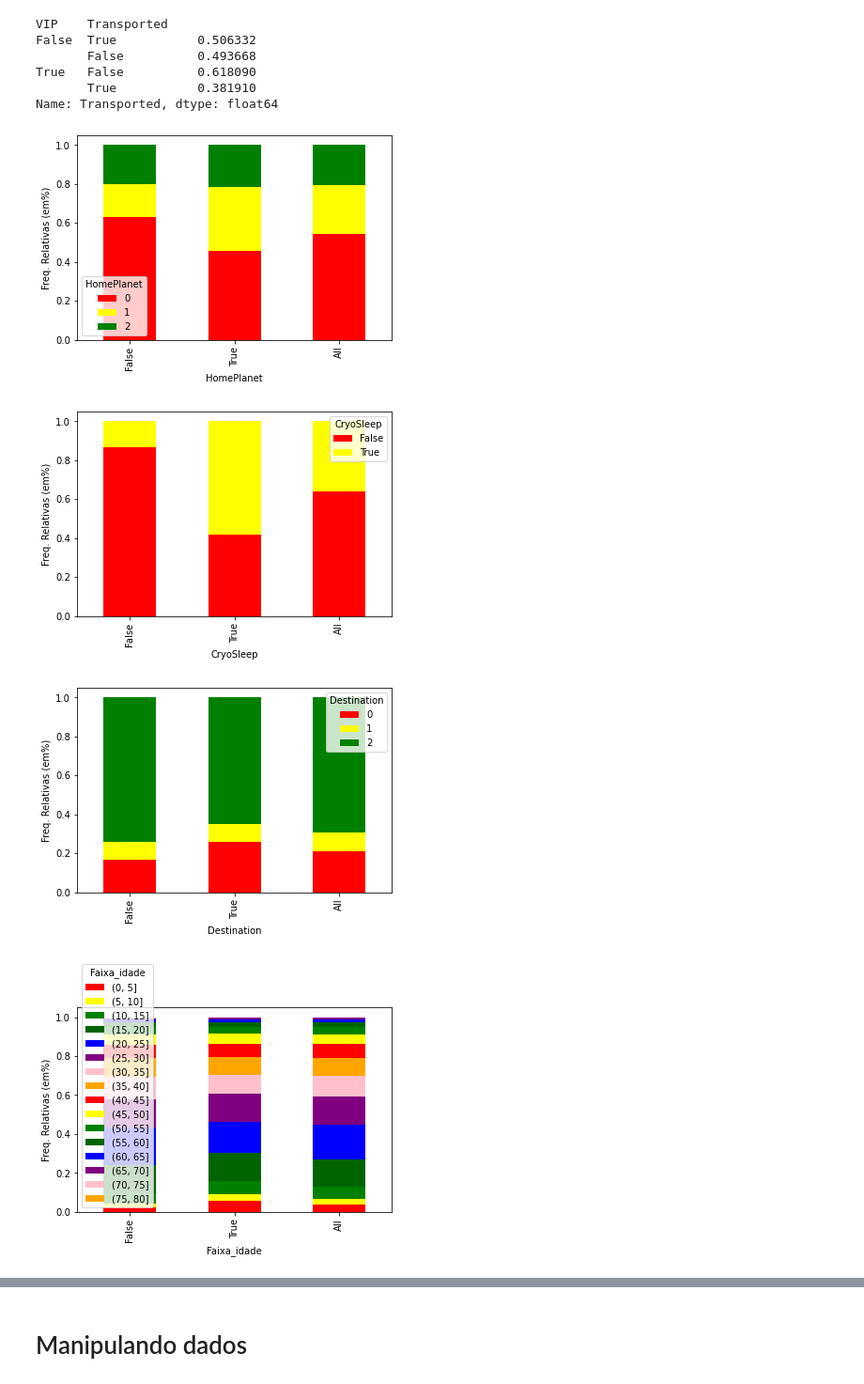
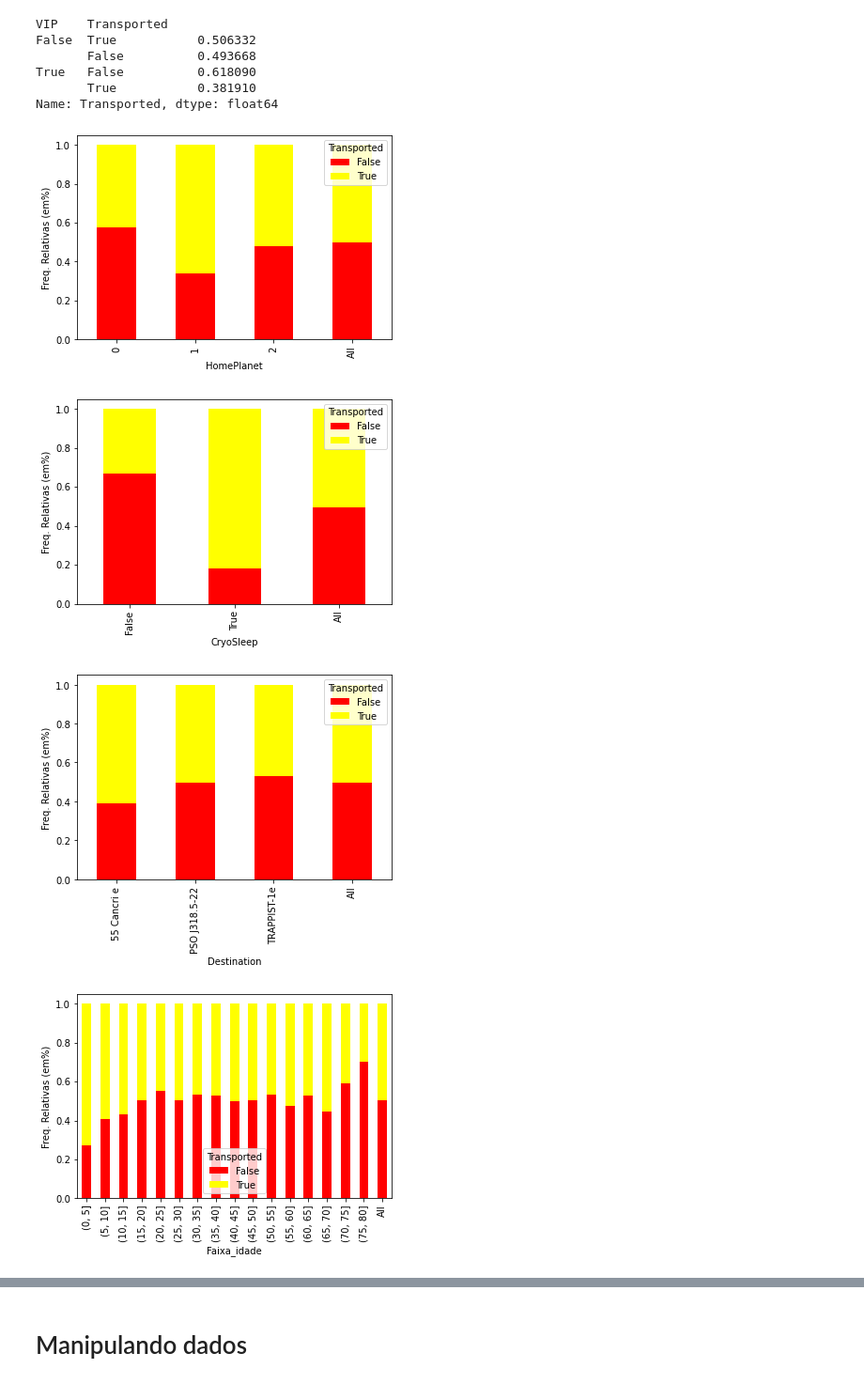
Before and after one commit to thomasbekhor/Exploratory-and-Predictive-Analysis, a Jupyter notebook: PASSANGERS.ipynb, the cells around one changed output, grey strips where cells are left out. Shown at 94% size. Cells and saved outputs as stored; diff of their text form; code cells hidden in the pictures.

```diff
--- a/PASSANGERS.ipynb
+++ b/PASSANGERS.ipynb
@@ -30,0 +33,3 @@ df_passangers.head()
+# %%
+df_passangers['Valor Bruto']=df_passangers['RoomService']+df_passangers['FoodCourt']+df_passangers['ShoppingMall']+df_passangers['Spa']+df_passangers['VRDeck']
+df_passangers
@@ -79,17 +87,0 @@ del df['PassengerId']
-# %%
-
-df["HomePlanet"]=df["HomePlanet"].astype('category')
-print(df["HomePlanet"].cat.categories)
-df["HomePlanet"].cat.categories=[0,1,2]
-# 0 é Earth , Europa é 1 e Mars é 2
-df["Destination"]=df["Destination"].astype('category')
-print(df["Destination"].cat.categories)
-df["Destination"].cat.categories=[0,1,2]
-# 0 é 55 Canccri e 1 é  PSO J318.5-22, 2 é TRAPPIST-1e
-
-#so fiz para testar
-df["Primeira Cabin"]=df["Primeira Cabin"].astype('category')
-df["Segunda Cabin"]=df["Segunda Cabin"].astype('category')
-df["Terceira Cabin"]=df["Terceira Cabin"].astype("category")
-#print(df["Cabin"].cat.categories)
-#df["Cabin"].cat.categories=[]
@@ -169,16 +143,16 @@ Name: Transported, dtype: float64
 # %%
 lista=["HomePlanet",'CryoSleep','Destination','Faixa_idade','VIP']
 cores = ['red','yellow','green','darkgreen','blue','purple','pink','orange']
 n=0
 #seria bom fazer uma figura
 for i in lista:
-    Transported_x_y=pd.crosstab(df['Transported'], df[i], normalize='index',margins=True).round(4)
+    Transported_x_y=pd.crosstab(df[i], df['Transported'], normalize='index',margins=True).round(4)
     Transported_x_y.plot.bar(color=cores, stacked=True)
     plt.ylabel("Freq. Relativas (em%)")
     plt.xlabel(i)
 plt.show()
 # %% [output]
-[figure, old version]
+[figure, new version]
-[figure, old version]
+[figure, new version]
-[figure, old version]
+[figure, new version]
-[figure, old version]
+[figure, new version]
```
Also changed, not shown: parts of 21 cells of this notebook.
